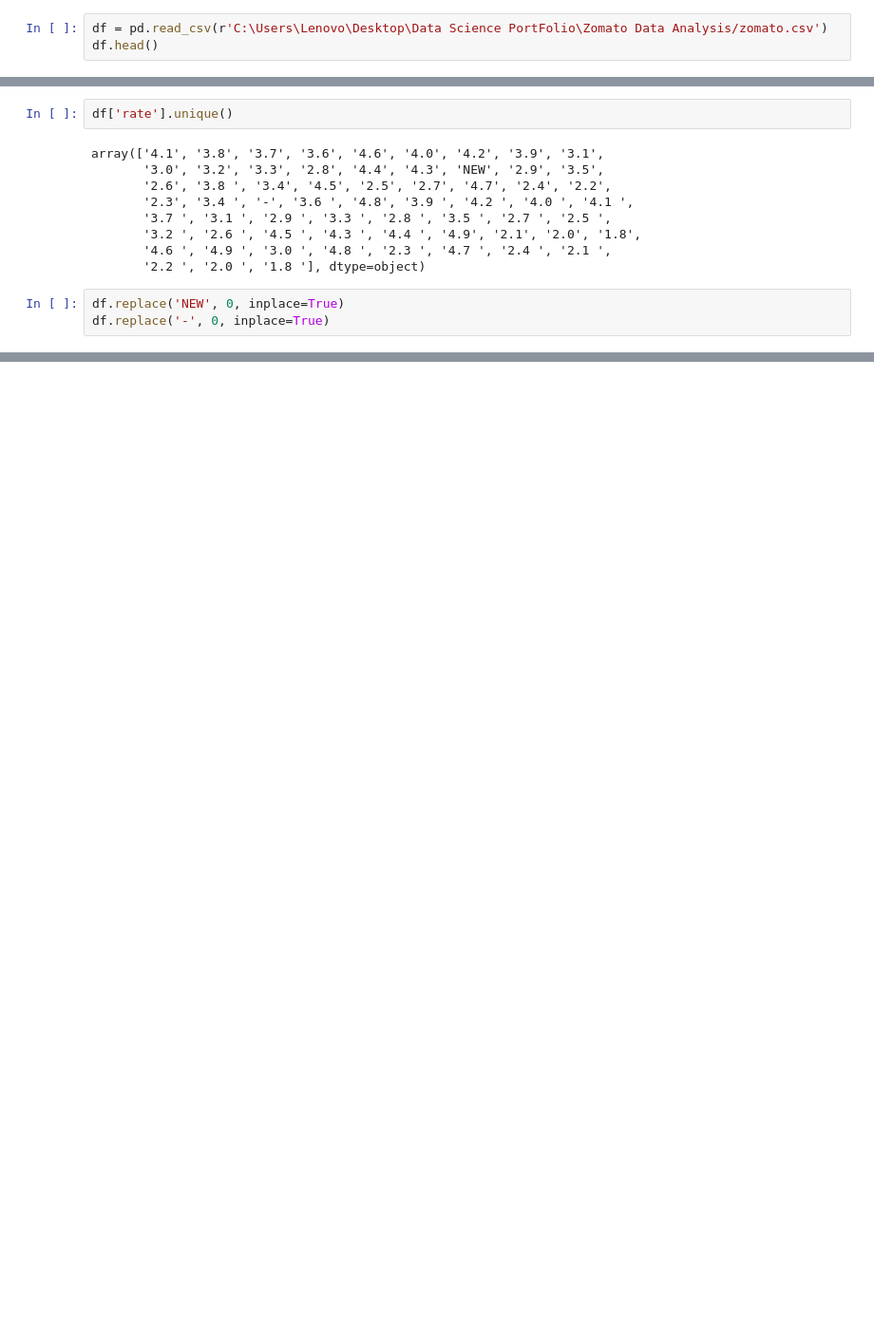
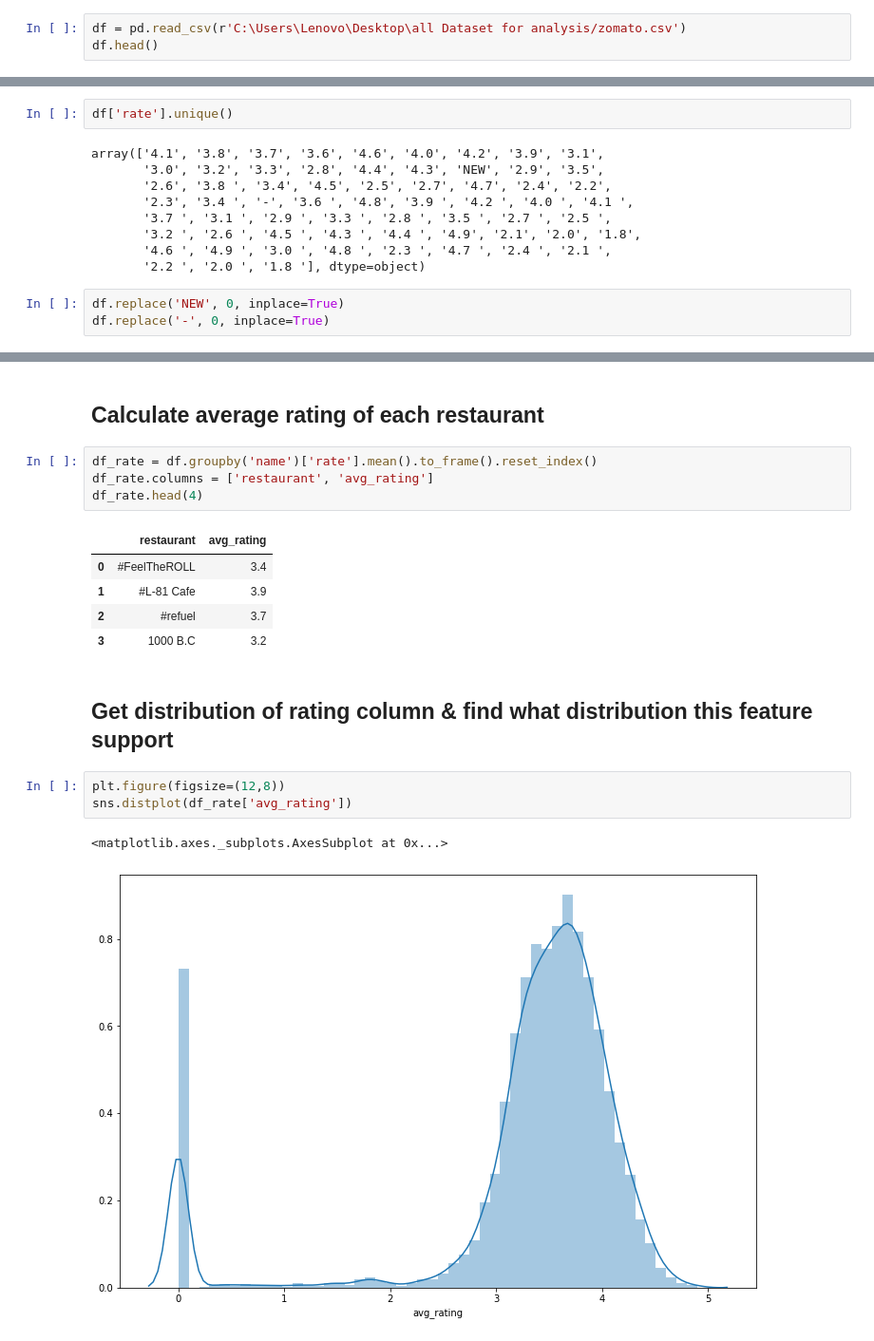
Before and after one commit to MiskaturRahman/Data-Science-PortFolio, a Jupyter notebook: Zomato Data Analysis/Zomato_EDA.ipynb, the cells around one changed output, grey strips where cells are left out. Shown at 95% size. Saved outputs shown, nothing was run; the diff lists cells and outputs as text; blank space fills up the shorter version.

Commit message:
zomato restaurant checking

```diff
--- a/Zomato Data Analysis/Zomato_EDA.ipynb
+++ b/Zomato Data Analysis/Zomato_EDA.ipynb
@@ -9,5 +10,5 @@ import seaborn as sns
 # %%
-df = pd.read_csv(r'C:\Users\Lenovo\Desktop\Data Science PortFolio\Zomato Data Analysis/zomato.csv')
+df = pd.read_csv(r'C:\Users\Lenovo\Desktop\all Dataset for analysis/zomato.csv')
 df.head()
 # %% [output]
 |  | url | address | name | online_order | book_table | rate | votes | phone | location | rest_type | ... |
@@ -169,3 +170,25 @@ df.head()
 | 2 | https://www.zomato.com/SanchurroB... | 1112, Next to KIMS Medical Colleg... | San Churro Cafe | Yes | No | 3.8 | 918 | +91 9663487993 | Banashankari | Cafe, Casual Dining | ... |
 | 3 | https://www.zomato.com/bangalore/... | 1st Floor, Annakuteera, 3rd Stage... | Addhuri Udupi Bhojana | No | No | 3.7 | 88 | +91 9620009302 | Banashankari | Quick Bites | ... |
 | 4 | https://www.zomato.com/bangalore/... | 10, 3rd Floor, Lakshmi Associates... | Grand Village | No | No | 3.8 | 166 | +91 8026612447\r\n+91 9901210005 | Basavanagudi | Casual Dining | ... |
+# %% [markdown]
+Calculate average rating of each restaurant
+----------------------------------------------------------------
+# %%
+df_rate = df.groupby('name')['rate'].mean().to_frame().reset_index()
+df_rate.columns = ['restaurant', 'avg_rating']
+df_rate.head(4)
+# %% [output]
+|  | restaurant | avg_rating |
+| 0 | #FeelTheROLL | 3.4 |
+| 1 | #L-81 Cafe | 3.9 |
+| 2 | #refuel | 3.7 |
+| 3 | 1000 B.C | 3.2 |
+# %% [markdown]
+Get distribution of rating column & find what distribution this feature support
+-------------------------------
+# %%
+plt.figure(figsize=(12,8))
+sns.distplot(df_rate['avg_rating'])
+# %% [output]
+<matplotlib.axes._subplots.AxesSubplot at 0x...>
+[figure, added]
```
Also changed, not shown: parts of 8 cells of this notebook, 1 other file.
